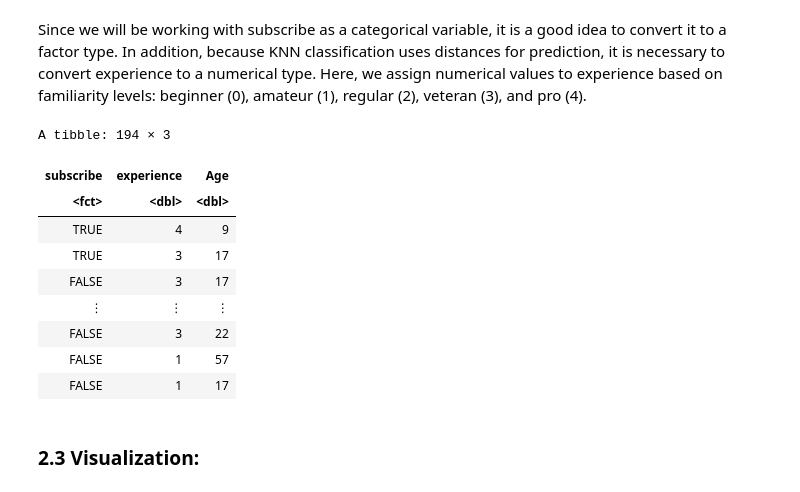
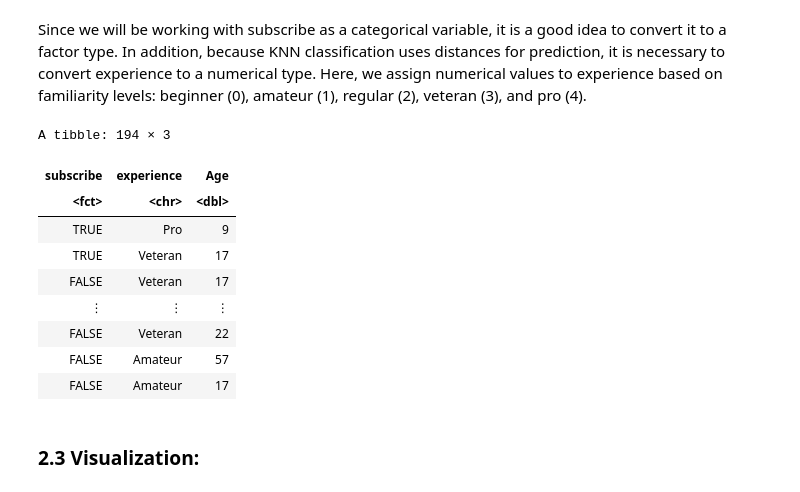
Before and after one commit to Sandyyyin/project_final_report, a Jupyter notebook: project_final_report_1.ipynb, the cells around one changed output. Cells and saved outputs as stored; diff of their text form; code cells hidden in the pictures.

```diff
--- a/project_final_report_1.ipynb
+++ b/project_final_report_1.ipynb
@@ -131,26 +131,20 @@ wrangling_players_data <- players_data |>
 Since we will be working with subscribe as a categorical variable, it is a good idea to convert it to a factor type. In addition, because KNN classification uses distances for prediction, it is necessary to convert experience to a numerical type. Here, we assign numerical values to experience based on familiarity levels: beginner (0), amateur (1), regular (2), veteran (3), and pro (4).
 # %%
 wrangling_players_data <- wrangling_players_data |>
-    mutate(subscribe = as_factor(subscribe)) |>
-    mutate(experience = recode(experience,
-                               "Beginner" = "0",
-                               "Amateur" = "1",
-                               "Regular" = "2",
-                               "Veteran" = "3",
-                               "Pro" = "4")) |>
-    mutate(experience = as.numeric(experience))
+    mutate(subscribe = as_factor(subscribe))
+
 wrangling_players_data
 # %% [output]
 A tibble: 194 × 3
 | subscribe | experience | Age |
-| <fct> | <dbl> | <dbl> |
-| TRUE | 4 | 9 |
-| TRUE | 3 | 17 |
-| FALSE | 3 | 17 |
+| <fct> | <chr> | <dbl> |
+| TRUE | Pro | 9 |
+| TRUE | Veteran | 17 |
+| FALSE | Veteran | 17 |
 | ⋮ | ⋮ | ⋮ |
-| FALSE | 3 | 22 |
-| FALSE | 1 | 57 |
-| FALSE | 1 | 17 |
+| FALSE | Veteran | 22 |
+| FALSE | Amateur | 57 |
+| FALSE | Amateur | 17 |
 # %% [markdown]
 ### 2.3 Visualization:
 # %% [markdown]
```
Also changed, not shown: parts of 14 cells of this notebook.
